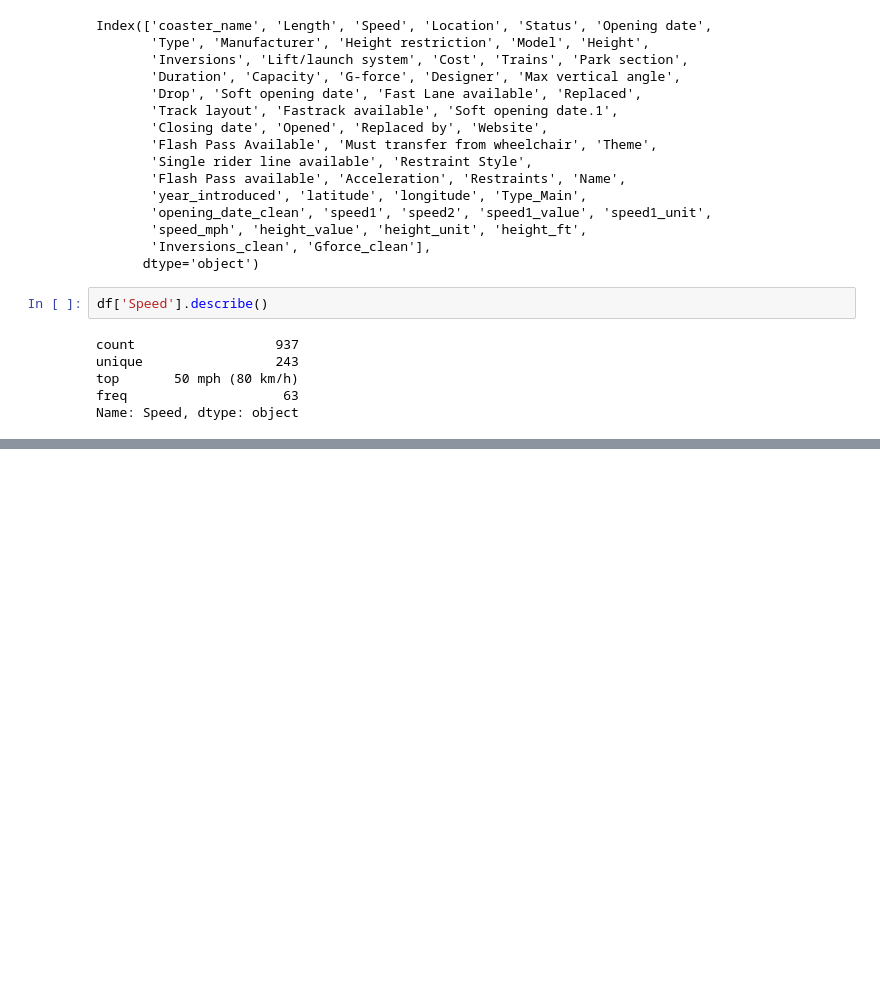
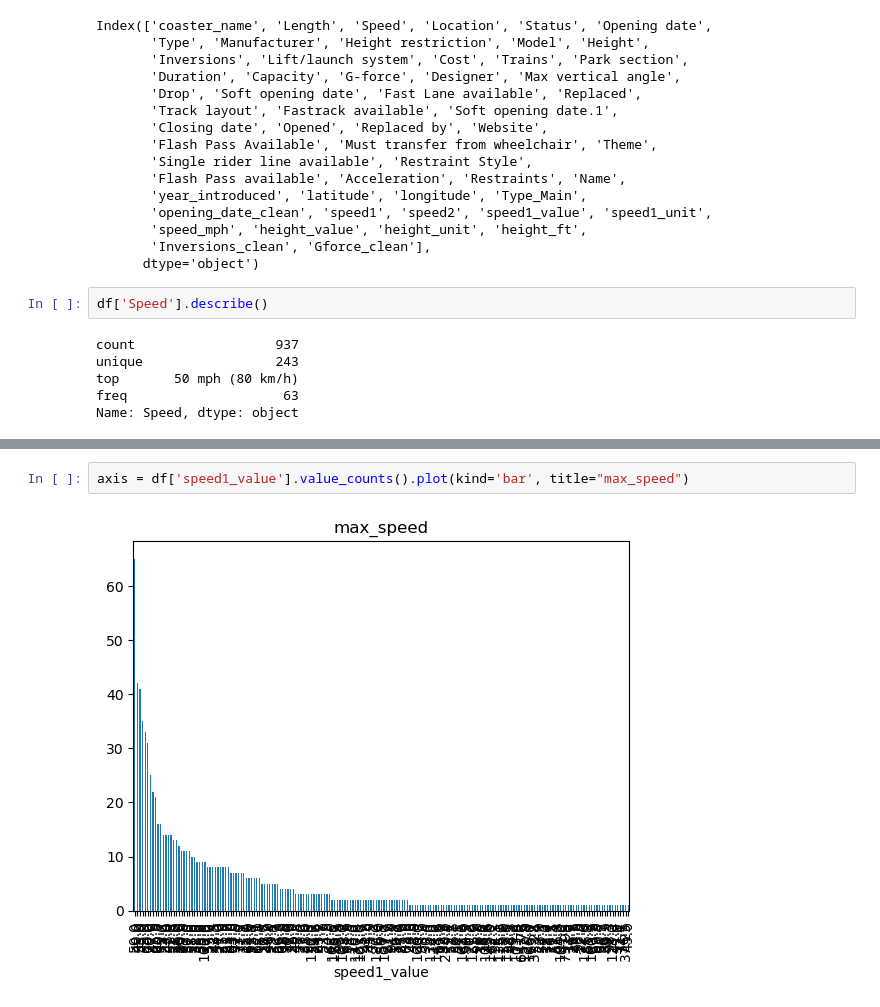
Before and after one commit to RaffaeleMelluso/IUM-Python, a Jupyter notebook: Python/Lezione7_RollerCoaster/sample.ipynb, the cells around one changed output, grey strips where cells are left out. Cells and saved outputs as stored; diff of their text form; blank space fills up the shorter version.

```diff
--- a/Python/Lezione7_RollerCoaster/sample.ipynb
+++ b/Python/Lezione7_RollerCoaster/sample.ipynb
@@ -129,0 +177,4 @@ df.loc[~df['speed1_value'].isna()]
+# %%
+axis = df['speed1_value'].value_counts().plot(kind='bar', title="max_speed")
+# %% [output]
+[figure, added]
```
Also changed, not shown: parts of 9 cells of this notebook, 33 other files.
